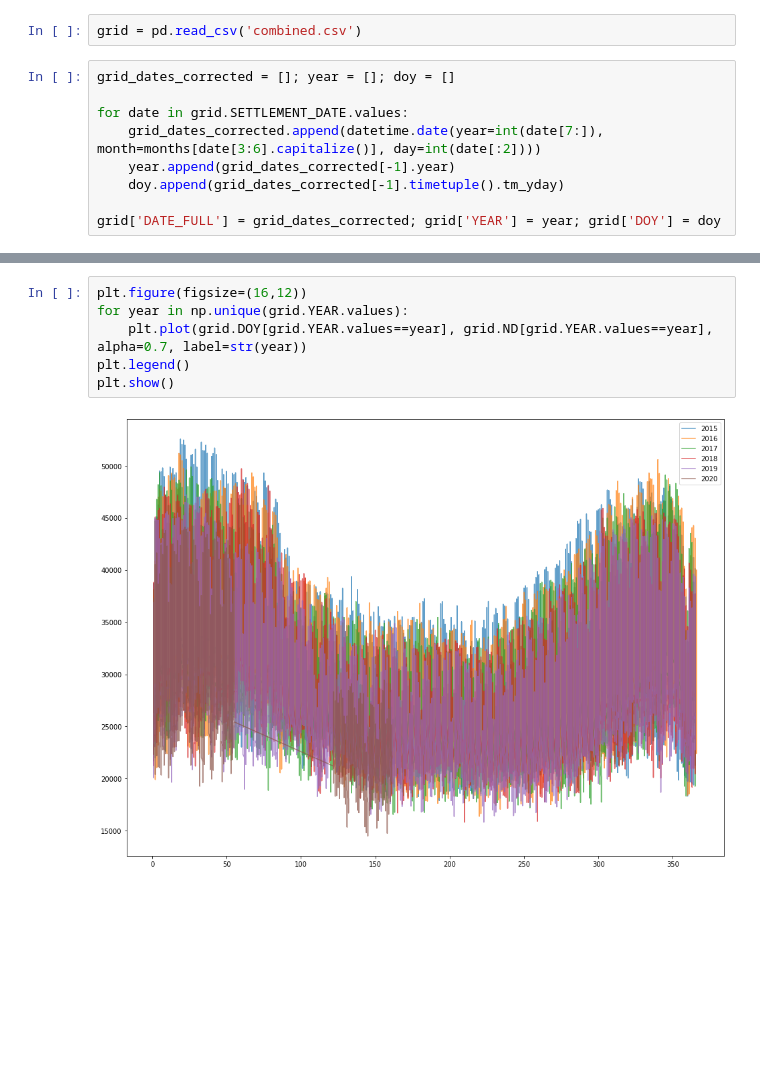
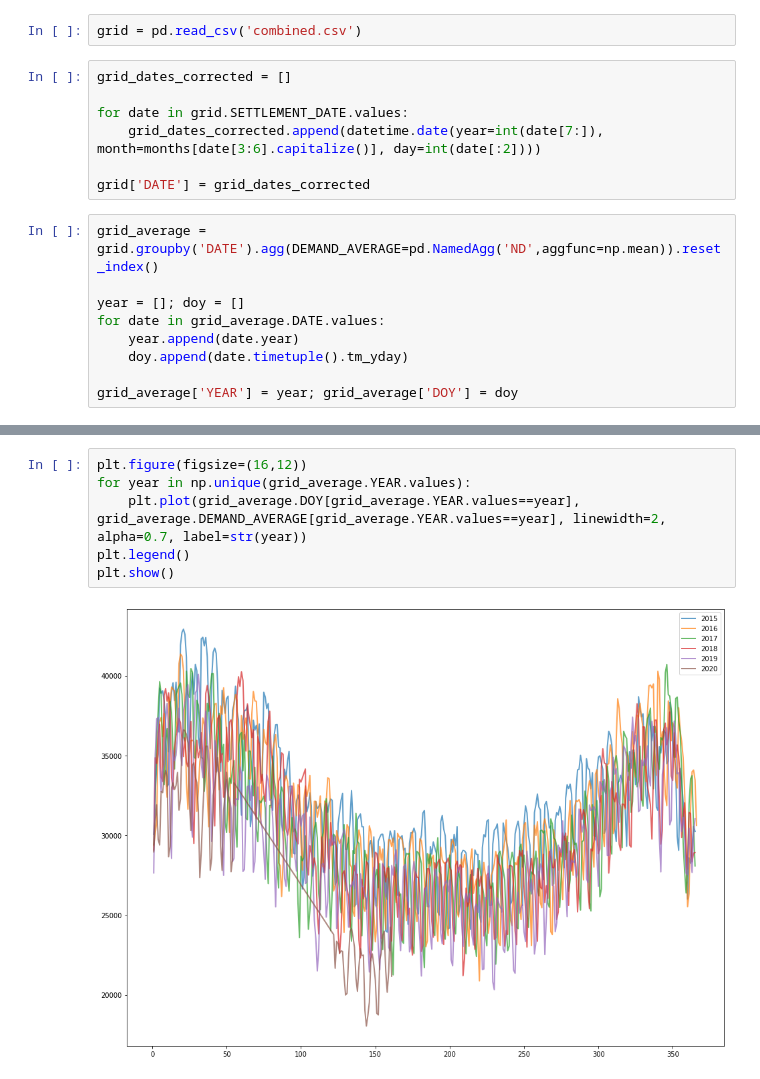
Before and after one commit to aricooperdavis/coronasaurus_NERCHackathonTwo_LearningFromLockdown, a Jupyter notebook: grid/Grid Demand.ipynb, the cells around one changed output, grey strips where cells are left out. Drawn from its saved outputs; the diff is of its cells as text; blank space fills up the shorter version.

```diff
--- a/grid/Grid Demand.ipynb
+++ b/grid/Grid Demand.ipynb
@@ -11,13 +13,20 @@ months = {'Jan': 1, 'Feb': 2, 'Mar': 3, 'Apr': 4, 'May': 5, 'Jun': 6, 'Jul': 7,
 # %%
 grid = pd.read_csv('combined.csv')
 # %%
-grid_dates_corrected = []; year = []; doy = []
+grid_dates_corrected = []
 
 for date in grid.SETTLEMENT_DATE.values:
     grid_dates_corrected.append(datetime.date(year=int(date[7:]), month=months[date[3:6].capitalize()], day=int(date[:2])))
-    year.append(grid_dates_corrected[-1].year)
-    doy.append(grid_dates_corrected[-1].timetuple().tm_yday)
 
-grid['DATE_FULL'] = grid_dates_corrected; grid['YEAR'] = year; grid['DOY'] = doy
+grid['DATE'] = grid_dates_corrected
+# %%
+grid_average = grid.groupby('DATE').agg(DEMAND_AVERAGE=pd.NamedAgg('ND',aggfunc=np.mean)).reset_index()
+
+year = []; doy = []
+for date in grid_average.DATE.values:
+    year.append(date.year)
+    doy.append(date.timetuple().tm_yday)
+
+grid_average['YEAR'] = year; grid_average['DOY'] = doy
 # %%
 plt.figure(figsize=(16,12))
@@ -28,8 +37,8 @@ plt.show()
 # %%
 plt.figure(figsize=(16,12))
-for year in np.unique(grid.YEAR.values):
-    plt.plot(grid.DOY[grid.YEAR.values==year], grid.ND[grid.YEAR.values==year], alpha=0.7, label=str(year))
+for year in np.unique(grid_average.YEAR.values):
+    plt.plot(grid_average.DOY[grid_average.YEAR.values==year], grid_average.DEMAND_AVERAGE[grid_average.YEAR.values==year], linewidth=2, alpha=0.7, label=str(year))
 plt.legend()
 plt.show()
 # %% [output]
-[figure, old version]
+[figure, new version]
```
Also changed, not shown: parts of 7 cells of this notebook, 1 other file.
